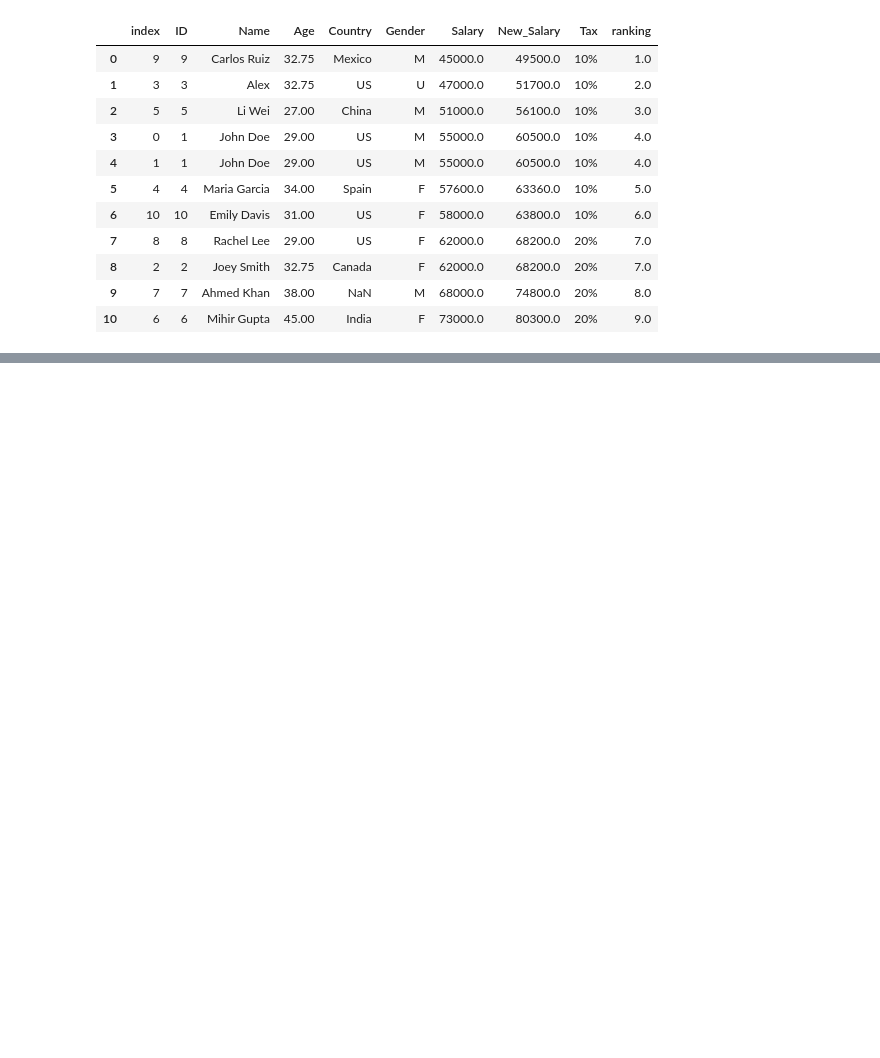
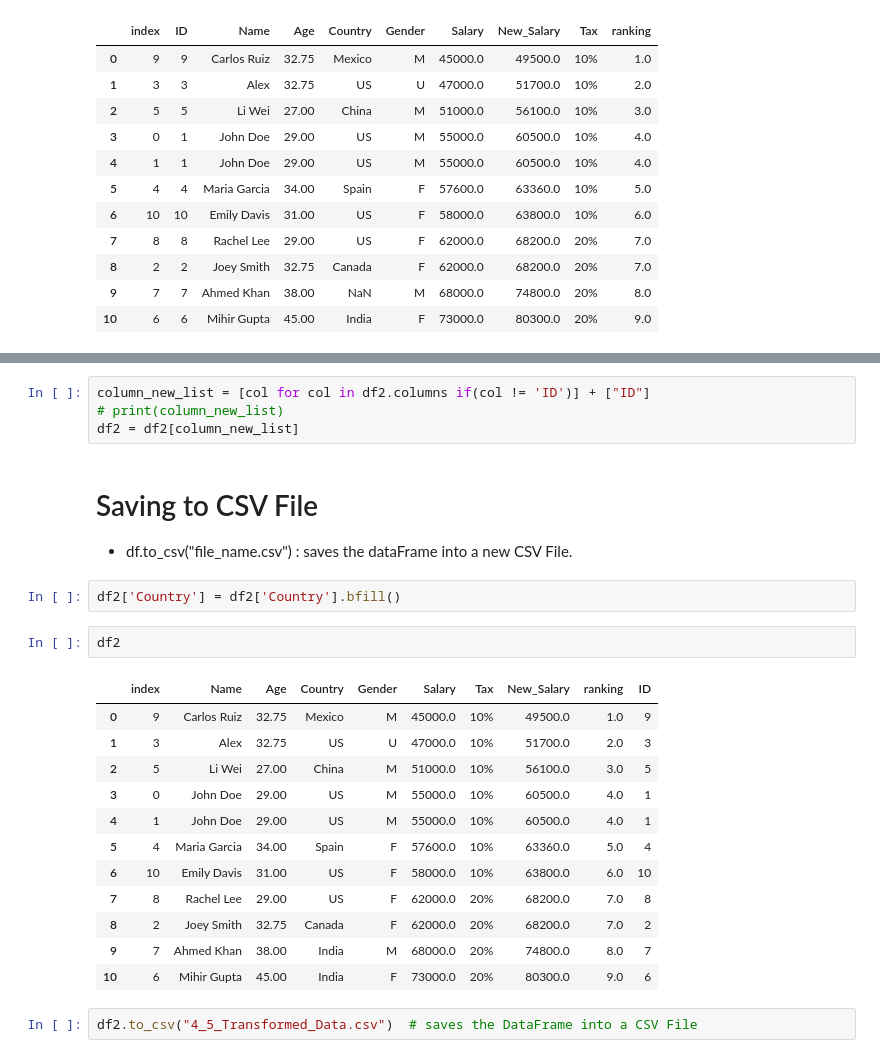
Before and after one commit to mihirgupta665/PRIME-AI-And-ML-, a Jupyter notebook: 3_Pandas/4_5_Feature_Engneering.ipynb, the cells around one changed output, grey strips where cells are left out. Drawn from its saved outputs; the diff is of its cells as text; blank space fills up the shorter version.

Commit message:
Saving or Writing to CSV File

```diff
--- a/3_Pandas/4_5_Feature_Engneering.ipynb
+++ b/3_Pandas/4_5_Feature_Engneering.ipynb
@@ -160,0 +165,26 @@ df2[["index", "ID", "Name", "Age", "Country", "Gender", "Salary", "New_Salary",
+# %%
+column_new_list = [col for col in df2.columns if(col != 'ID')] + ["ID"]
+# print(column_new_list)
+df2 = df2[column_new_list]
+# %% [markdown]
+# Saving to CSV File
+- df.to_csv("file_name.csv") : saves the dataFrame into a new CSV File.
+# %%
+df2['Country'] = df2['Country'].bfill()
+# %%
+df2
+# %% [output]
+|  | index | Name | Age | Country | Gender | Salary | Tax | New_Salary | ranking | ID |
+| 0 | 9 | Carlos Ruiz | 32.75 | Mexico | M | 45000.0 | 10% | 49500.0 | 1.0 | 9 |
+| 1 | 3 | Alex | 32.75 | US | U | 47000.0 | 10% | 51700.0 | 2.0 | 3 |
+| 2 | 5 | Li Wei | 27.00 | China | M | 51000.0 | 10% | 56100.0 | 3.0 | 5 |
+| 3 | 0 | John Doe | 29.00 | US | M | 55000.0 | 10% | 60500.0 | 4.0 | 1 |
+| 4 | 1 | John Doe | 29.00 | US | M | 55000.0 | 10% | 60500.0 | 4.0 | 1 |
+| 5 | 4 | Maria Garcia | 34.00 | Spain | F | 57600.0 | 10% | 63360.0 | 5.0 | 4 |
+| 6 | 10 | Emily Davis | 31.00 | US | F | 58000.0 | 10% | 63800.0 | 6.0 | 10 |
+| 7 | 8 | Rachel Lee | 29.00 | US | F | 62000.0 | 20% | 68200.0 | 7.0 | 8 |
+| 8 | 2 | Joey Smith | 32.75 | Canada | F | 62000.0 | 20% | 68200.0 | 7.0 | 2 |
+| 9 | 7 | Ahmed Khan | 38.00 | India | M | 68000.0 | 20% | 74800.0 | 8.0 | 7 |
+| 10 | 6 | Mihir Gupta | 45.00 | India | F | 73000.0 | 20% | 80300.0 | 9.0 | 6 |
+# %%
+df2.to_csv("4_5_Transformed_Data.csv")  # saves the DataFrame into a CSV File
```
Also changed, not shown: parts of 1 cell of this notebook, 2 other files.
